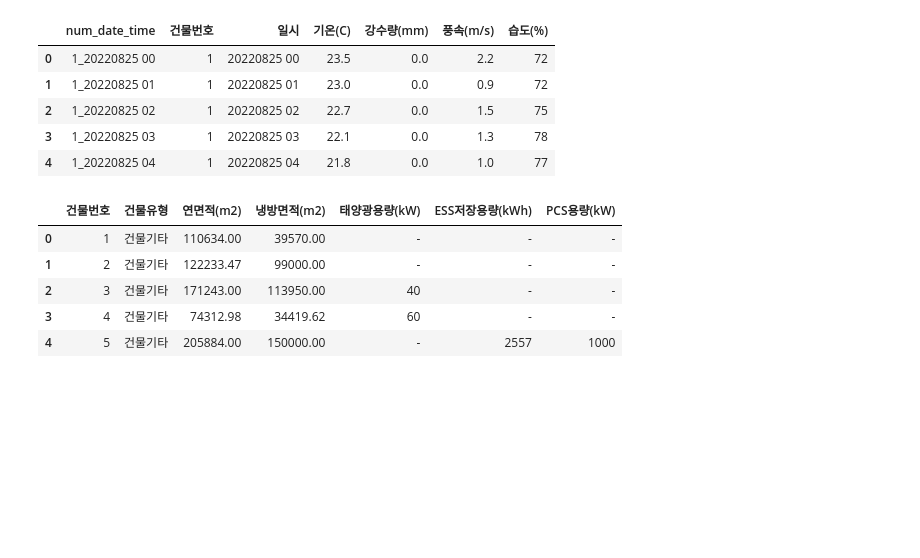
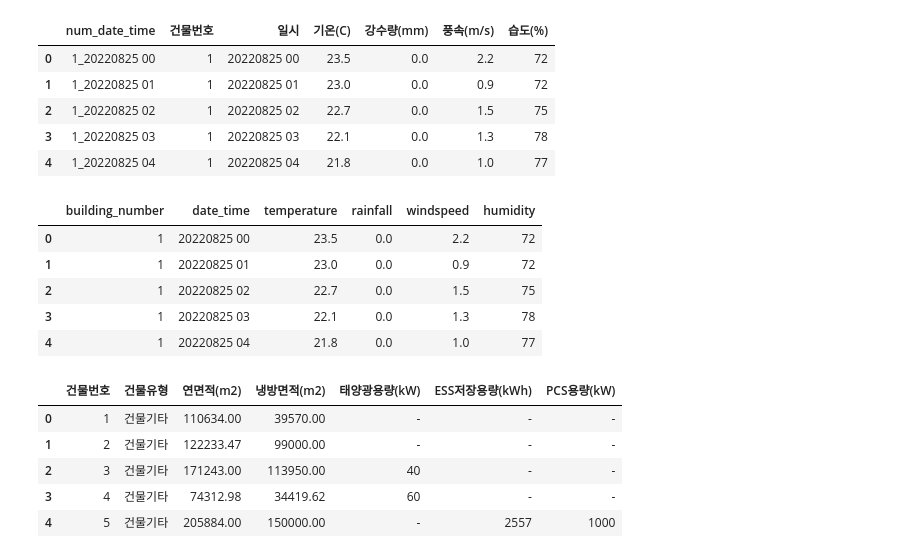
Before and after one commit to noweahc/energy, a Jupyter notebook: EDA.ipynb, the cells around one changed output. Saved outputs shown, nothing was run; the diff lists cells and outputs as text; code cells hidden in the pictures; blank space fills up the shorter version.

```diff
--- a/EDA.ipynb
+++ b/EDA.ipynb
@@ -91,6 +113,28 @@ test.head()
 | 2 | 1_20220825 02 | 1 | 20220825 02 | 22.7 | 0.0 | 1.5 | 75 |
 | 3 | 1_20220825 03 | 1 | 20220825 03 | 22.1 | 0.0 | 1.3 | 78 |
 | 4 | 1_20220825 04 | 1 | 20220825 04 | 21.8 | 0.0 | 1.0 | 77 |
+# %%
+test = test.rename(columns={
+    '건물번호': 'building_number',
+    '일시': 'date_time',
+    '기온(C)': 'temperature',
+    '강수량(mm)': 'rainfall',
+    '풍속(m/s)': 'windspeed',
+    '습도(%)': 'humidity',
+    '일조(hr)': 'sunshine',
+    '일사(MJ/m2)': 'solar_radiation',
+    '전력소비량(kWh)': 'power_consumption'
+})
+test.drop('num_date_time', axis = 1, inplace=True)
+# %%
+test.head()
+# %% [output]
+|  | building_number | date_time | temperature | rainfall | windspeed | humidity |
+| 0 | 1 | 20220825 00 | 23.5 | 0.0 | 2.2 | 72 |
+| 1 | 1 | 20220825 01 | 23.0 | 0.0 | 0.9 | 72 |
+| 2 | 1 | 20220825 02 | 22.7 | 0.0 | 1.5 | 75 |
+| 3 | 1 | 20220825 03 | 22.1 | 0.0 | 1.3 | 78 |
+| 4 | 1 | 20220825 04 | 21.8 | 0.0 | 1.0 | 77 |
 # %%
 building = pd.read_csv('/content/drive/MyDrive/23energy/23data/building_info.csv',encoding = 'utf-8')
 building.head()
```
Also changed, not shown: parts of 5 cells of this notebook.
